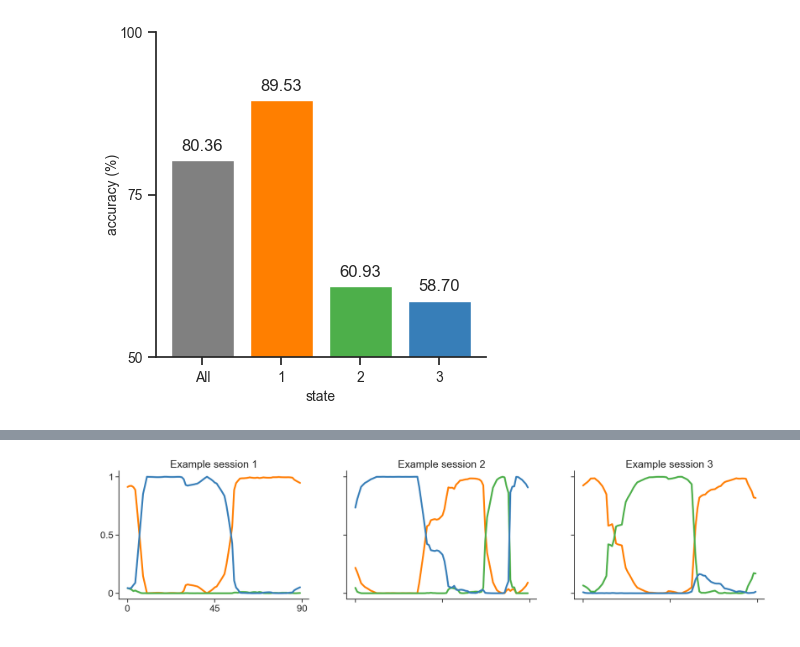
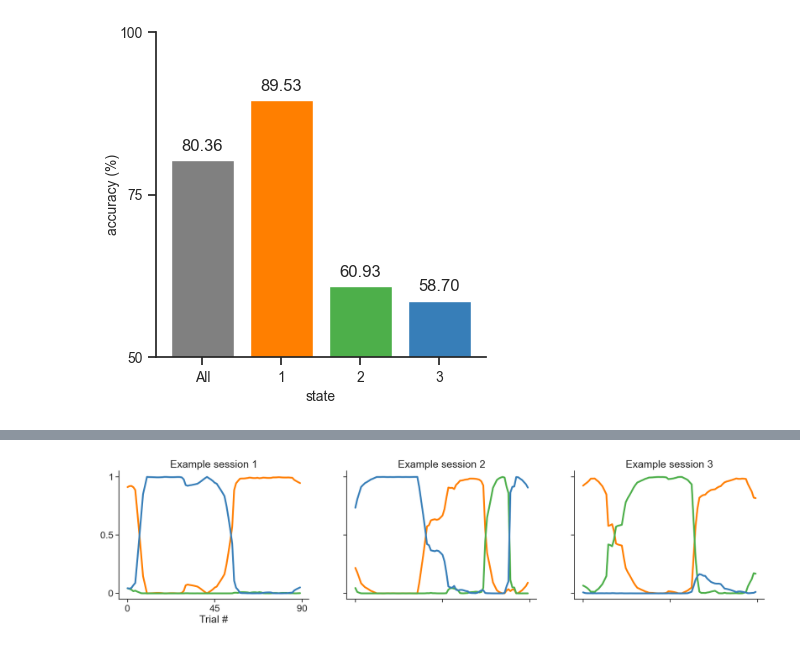
Before and after one commit to camila-maura/glm_hmm_notebook, a Jupyter notebook: scripts/01_ashwood_replication.ipynb, the cells around one changed output, grey strips where cells are left out. Cells and saved outputs as stored; diff of their text form; code cells hidden in the pictures.

```diff
--- a/scripts/01_ashwood_replication.ipynb
+++ b/scripts/01_ashwood_replication.ipynb
@@ -642,31 +574,32 @@ for example_session in range(len(ax)):
                     sess_examples[example_session][0][0] + 90
                 ],
                 [
                     "0",
                     "45",
                     "90"
                 ],
             )
+            ax[example_session].set_xlabel("Trial #")
             ax[example_session].set_yticks(
                 [0, 0.5, 1],
                 ["0", "0.5", "1"],
             )
         else:
             ax[example_session].set_xticks(
                 [
                     sess_examples[example_session][0][0],
                     sess_examples[example_session][0][0] + 45,
                     sess_examples[example_session][0][0] + 90
                 ],
                 [
                     " ",
                     " ",
                     " "
                 ],
             )
             ax[example_session].set_yticks(
                 [0, 0.5, 1],
                 [" ", " ", " "],
             )
 # %% [output]
-[figure, old version]
+[figure, new version]
```
Also changed, not shown: parts of 50 cells of this notebook, 5 other files.
